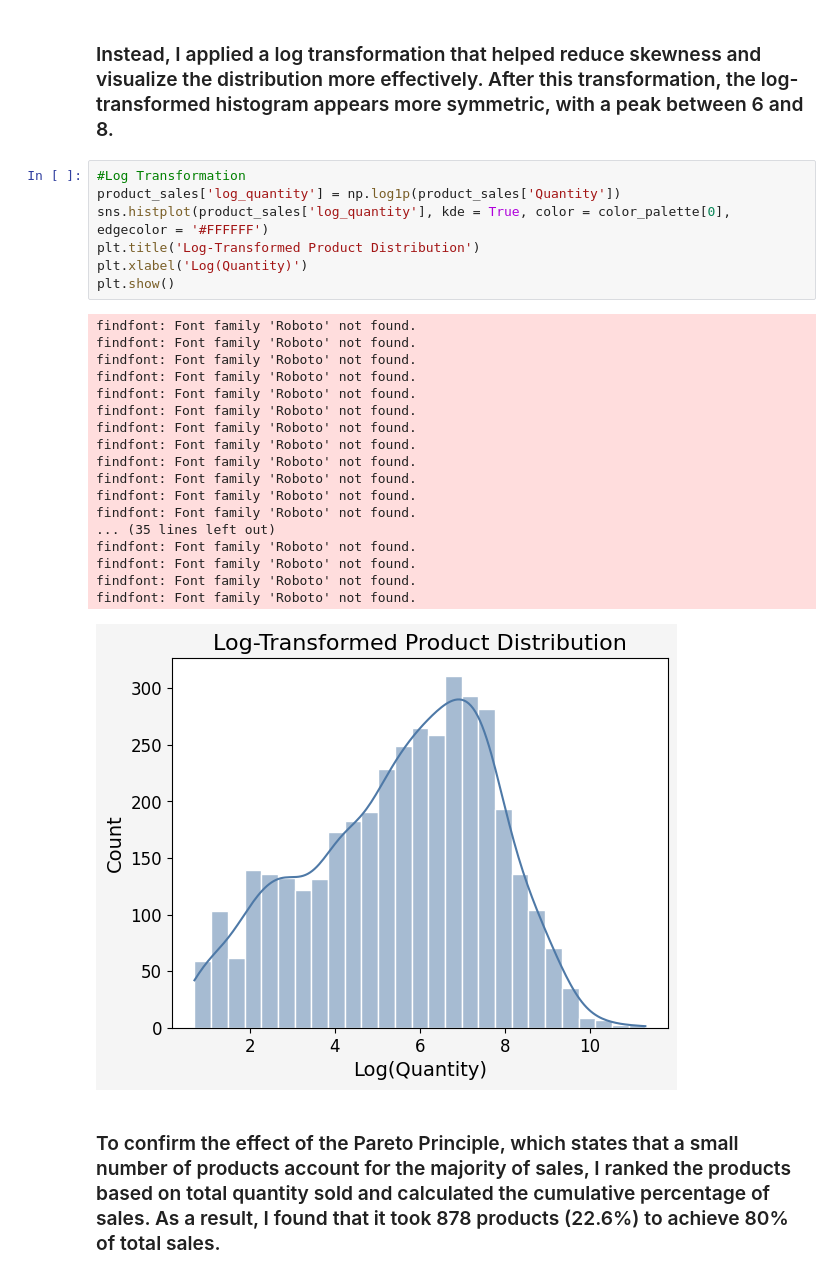
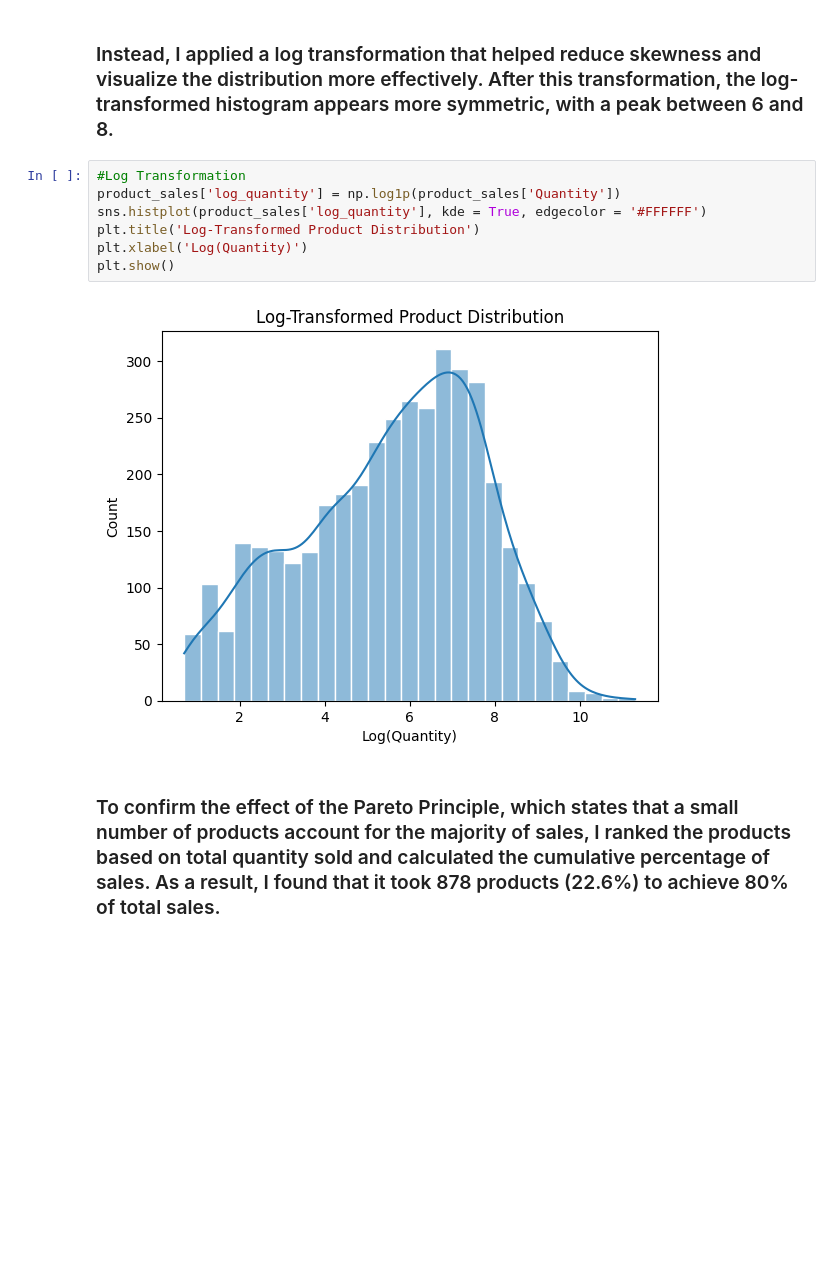
Before and after one commit to rahul8879/ai-ml-akila, a Jupyter notebook: Data_Analysis/02_tata_retail.ipynb, the cells around one changed output. Drawn from its saved outputs; the diff is of its cells as text; blank space fills up the shorter version.

```diff
--- a/Data_Analysis/02_tata_retail.ipynb
+++ b/Data_Analysis/02_tata_retail.ipynb
@@ -167,29 +182,12 @@ findfont: Font family 'Roboto' not found.
 # %%
 #Log Transformation
 product_sales['log_quantity'] = np.log1p(product_sales['Quantity'])
-sns.histplot(product_sales['log_quantity'], kde = True, color = color_palette[0], edgecolor = '#FFFFFF')
+sns.histplot(product_sales['log_quantity'], kde = True, edgecolor = '#FFFFFF')
 plt.title('Log-Transformed Product Distribution')
 plt.xlabel('Log(Quantity)')
 plt.show()
 # %% [output]
-findfont: Font family 'Roboto' not found.
-findfont: Font family 'Roboto' not found.
-findfont: Font family 'Roboto' not found.
-findfont: Font family 'Roboto' not found.
-findfont: Font family 'Roboto' not found.
-findfont: Font family 'Roboto' not found.
-findfont: Font family 'Roboto' not found.
-findfont: Font family 'Roboto' not found.
-findfont: Font family 'Roboto' not found.
-findfont: Font family 'Roboto' not found.
-findfont: Font family 'Roboto' not found.
-findfont: Font family 'Roboto' not found.
-... (35 lines left out)
-findfont: Font family 'Roboto' not found.
-findfont: Font family 'Roboto' not found.
-findfont: Font family 'Roboto' not found.
-findfont: Font family 'Roboto' not found.
-[figure, old version]
+[figure, new version]
 # %% [markdown]
 ### To confirm the effect of the Pareto Principle, which states that a small number of products account for the majority of sales, I ranked the products based on total quantity sold and calculated the cumulative percentage of sales. As a result, I found that it took 878 products (22.6%) to achieve 80% of total sales.
 # %%
```
Also changed, not shown: parts of 26 cells of this notebook.
